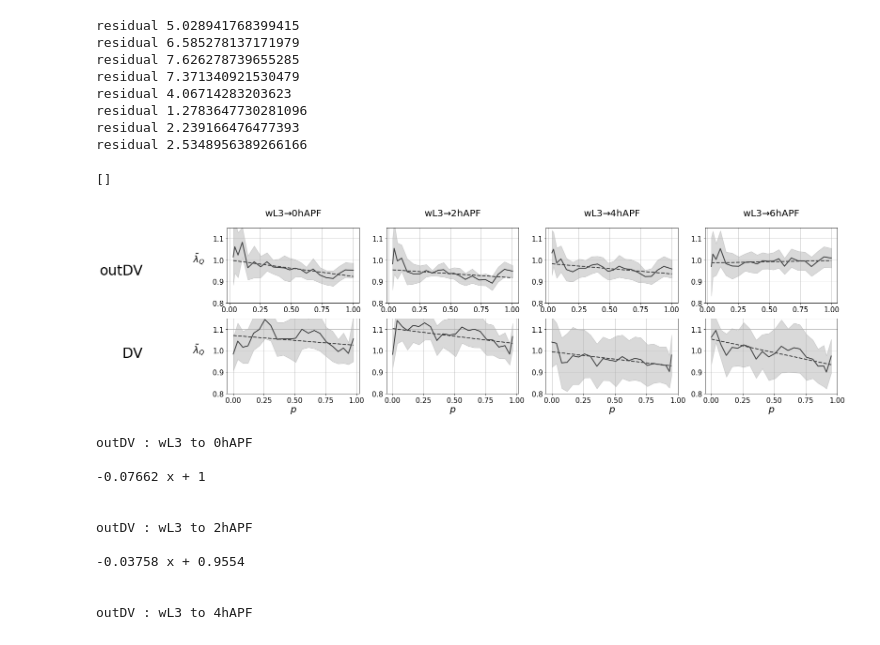
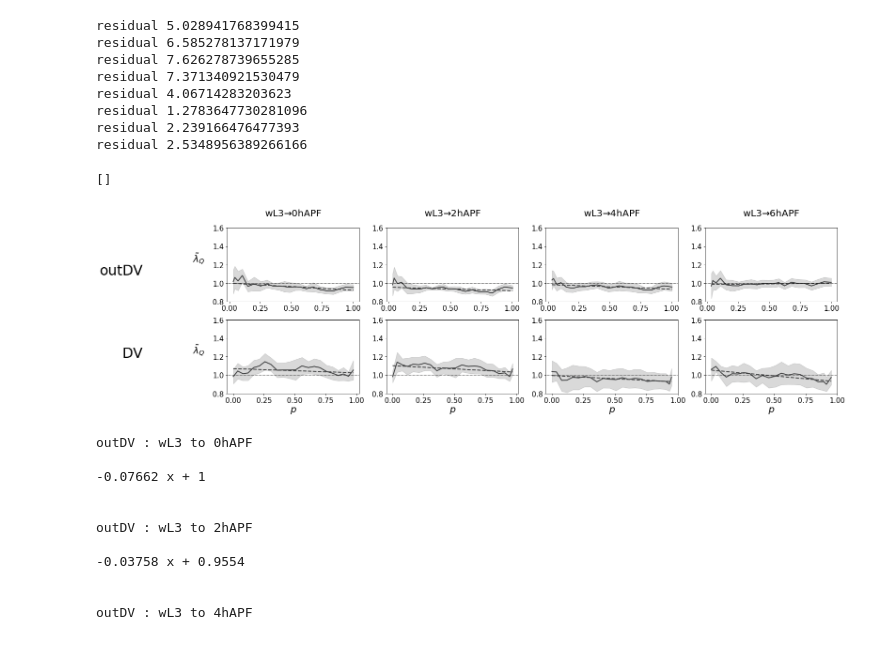
Before and after one commit to abhijeetkrishna/-WingDiscEversion_theory, a Jupyter notebook: data_analysis/prop_comparison_analysis.ipynb, the cells around one changed output. Drawn from its saved outputs; the diff is of its cells as text; code cells hidden in the pictures.

```diff
--- a/data_analysis/prop_comparison_analysis.ipynb
+++ b/data_analysis/prop_comparison_analysis.ipynb
@@ -163,6 +163,8 @@ DV wL3
 #devstages = ['upcrawling','whitePupa','2hAPF','4hAPF']
 
 #devstages = ['upcrawling']
+
+devstages = ["96hAEL","wL3","0hAPF","2hAPF","4hAPF","6hAPF",]
 
 nbcols = 1
 nbrows = len(rois)
@@ -226,7 +228,7 @@ for i in range(nbrows):
                         )
 
     ax.grid()
-    ax.legend(fontsize = 12)
+    #ax.legend(fontsize = 12)
 
 fig.tight_layout()
 
@@ -576,8 +578,8 @@ for i in range(nbrows):
         if i == 0:
             title = devstage_init + r'$ \to $' + devstage_final
         if j == 0:
-            #ylabel = r'$\lambda$'
-            ylabel = ''
+            ylabel = r'$\lambda$'
+            #ylabel = ''
         if i == nbrows-1:
             xlabel = r'$p$'
         if roi == 'DV':
@@ -608,7 +610,8 @@ for i in range(nbrows):
                         )
 
         #ax.legend()
-        ax.grid(visible=True)
+        ax.grid(visible=False)
+        ax.axhline(y = 1, color = 'black', linewidth = 1, linestyle = 'dotted')
 
 
 fig.tight_layout()
@@ -678,6 +681,8 @@ for i in range(len(rois)):
 
         row = pd.DataFrame({
             'stage' : j,
+            'stage_init' : devstage_init,
+            'stage_final' : devstage_final,
             'stage_name' : devstage_init + " to " + devstage_final,
             'prop' : prop_name,
             'value' : [coeffs],
@@ -1091,12 +1096,12 @@ for i in range(nbrows):
             xticks = [0, 0.25, 0.5, 0.75, 1]
             #yticks = [0.8,0.9,1,1.1, 1.2 ]
             #xlim = (0,155)
-            ylim = (0.8, 1.15)
+            ylim = (0.8, 1.6)
         else:
             xticks = [0, 0.25, 0.5, 0.75, 1]
             #yticks = [0.8, 0.9, 1, 1.1, 1.2]
             #xlim = (0,780)
-            ylim = (0.8, 1.15)
+            ylim = (0.8, 1.6)
 
         ax = get_subplot(ax, df = None, #el_diff,
                          stat_df = el_diff_stat, query_str = query_str, x_col = 'ref_pathlength_scaled_beta', y_col = prop+'_diff',
@@ -1115,7 +1120,8 @@ for i in range(nbrows):
                         )
 
         #ax.legend()
-        ax.grid()
+        ax.grid(visible=False)
+        ax.axhline(y = 1, color = "black", linewidth=1, linestyle='dotted')
 
 
 fig.tight_layout()
@@ -1125,34 +1131,34 @@ plt.ylabel('', fontsize = 40, labelpad = 70, rotation = 0)
 
 plt.xlim(-0.5,nbcols -0.5)
 plt.ylim(-0.5, nbrows -0.5)
 
 #tick_intervals_x = col_vals
 tick_intervals_y = [0, 1]
 
 #tick_intervals_x_str = [str(round(x,2)) for x in tick_intervals_x]
 tick_intervals_y_str = ['DV', 'outDV']
 
 main_ax.tick_params(axis=u'both', which=u'both', length = 0, labelsize = 15,
                     pad = 50, # if two columns
                     #pad = 30, #if four columns
                     rotation = 0)
 
 #plt.xticks(range(len(col_vals)), tick_intervals_x_str, fontsize = 40)
 main_ax.set_yticks(tick_intervals_y)
 main_ax.set_yticklabels(tick_intervals_y_str, fontsize = 30, x = -0.1)
 
 #main_ax.axvline(x = 0.42, color = 'blue', linewidth = 5)
 
 main_ax.set_xticks([])
 #plt.yticks([], [], fontsize = 40)
 
 
 
 #os.makedirs('plots/',exist_ok=True)
 #plt.savefig('plots/DDk_Dt_twoPanels.pdf', bbox_inches = 'tight')
 # %% [output]
 []
-[figure, old version]
+[figure, new version]
 # %%
 #Printing the fit lines
 
```
Also changed, not shown: parts of 10 cells of this notebook, 50 other files.
